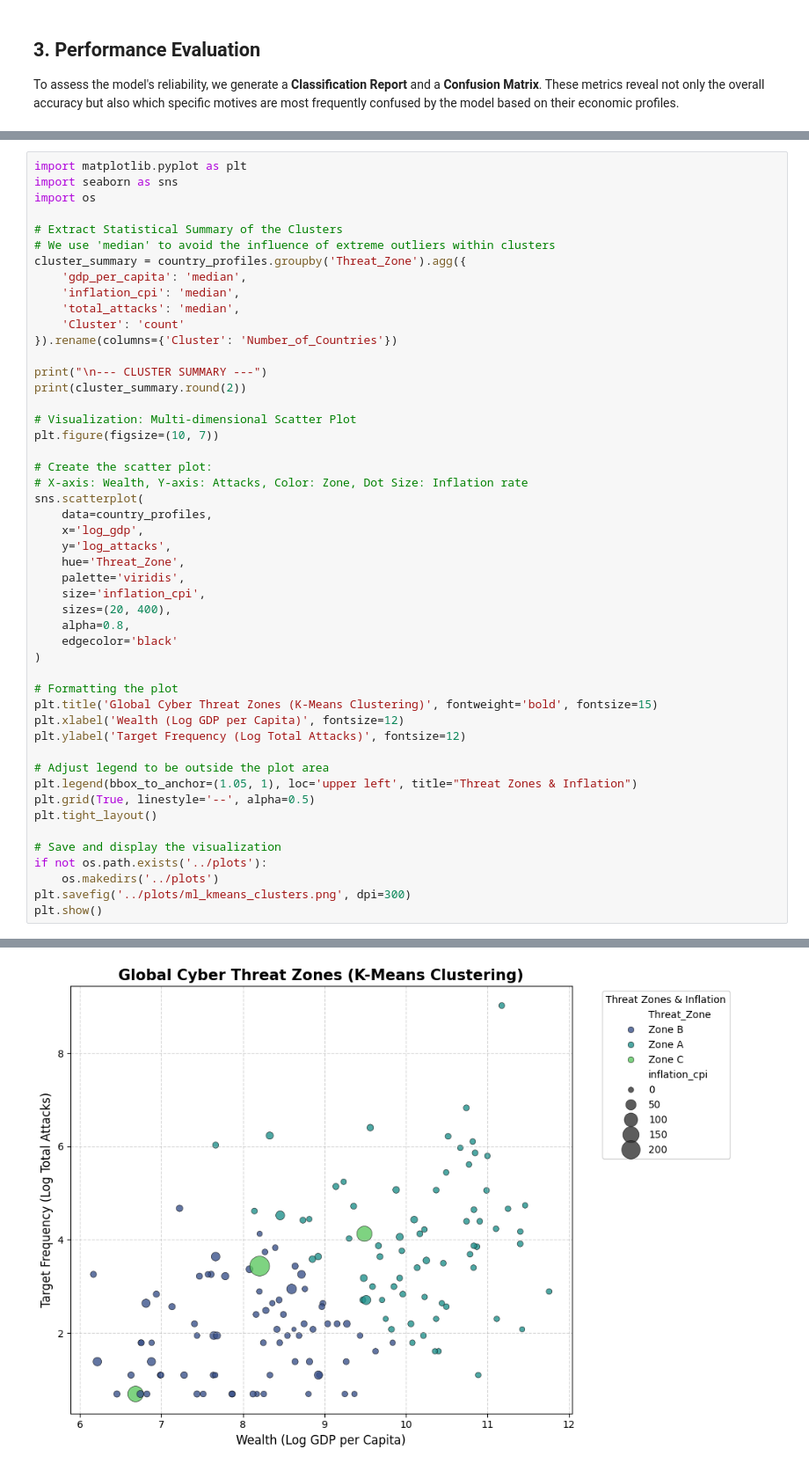
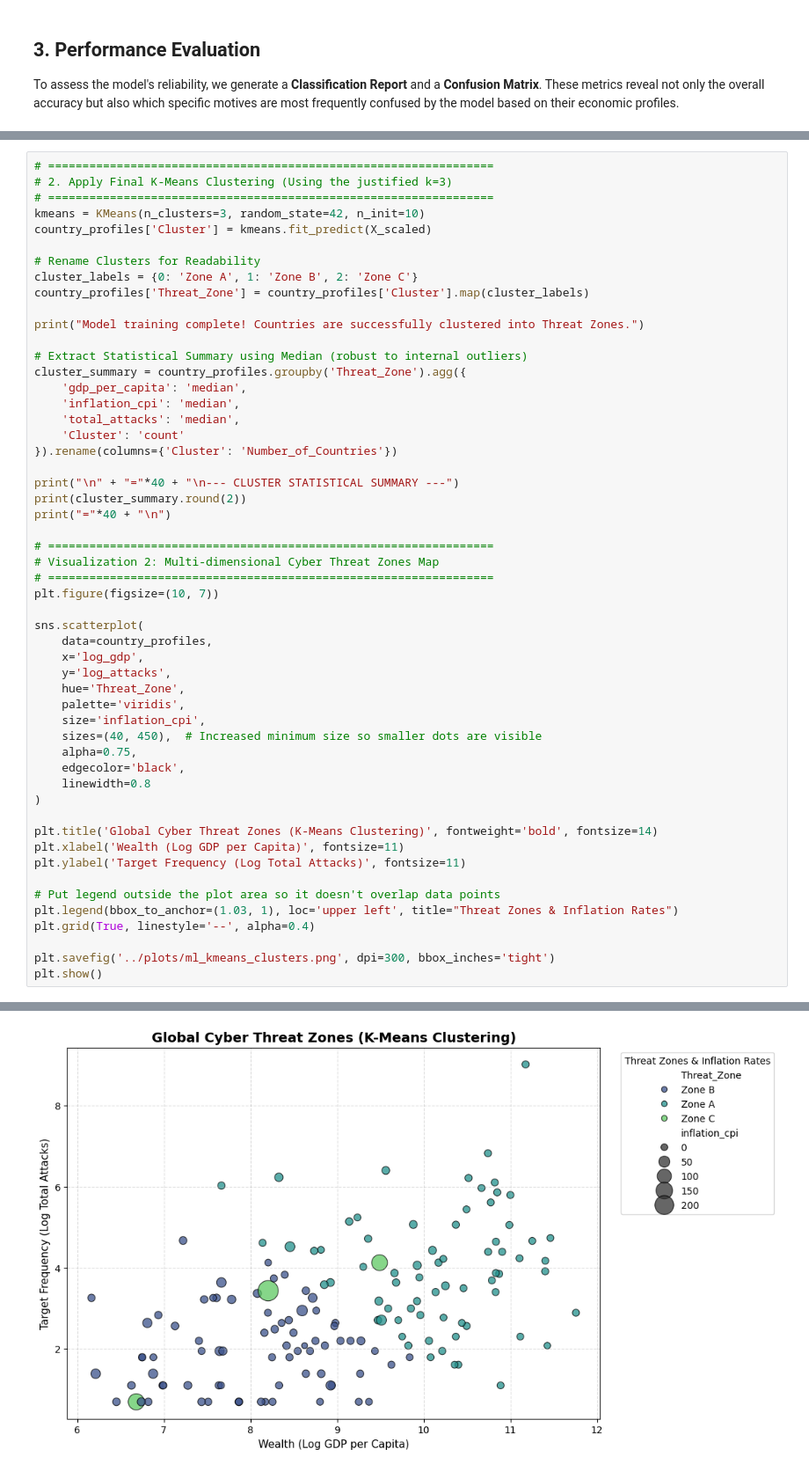
Before and after one commit to yusufkanik/DSA210-Term-Project, a Jupyter notebook: notebooks/ML.ipynb, the cells around one changed output, grey strips where cells are left out. Shown at 88% size. Drawn from its saved outputs; the diff is of its cells as text.

```diff
--- a/notebooks/ML.ipynb
+++ b/notebooks/ML.ipynb
@@ -335,10 +433,17 @@ Now that the K-Means algorithm has grouped the countries, we will extract a stat
 # %%
-import matplotlib.pyplot as plt
-import seaborn as sns
-import os
+# =================================================================
+# 2. Apply Final K-Means Clustering (Using the justified k=3)
+# =================================================================
+kmeans = KMeans(n_clusters=3, random_state=42, n_init=10)
+country_profiles['Cluster'] = kmeans.fit_predict(X_scaled)
 
-# Extract Statistical Summary of the Clusters
-# We use 'median' to avoid the influence of extreme outliers within clusters
+# Rename Clusters for Readability
+cluster_labels = {0: 'Zone A', 1: 'Zone B', 2: 'Zone C'}
+country_profiles['Threat_Zone'] = country_profiles['Cluster'].map(cluster_labels)
+
+print("Model training complete! Countries are successfully clustered into Threat Zones.")
+
+# Extract Statistical Summary using Median (robust to internal outliers)
 cluster_summary = country_profiles.groupby('Threat_Zone').agg({
     'gdp_per_capita': 'median',
     'inflation_cpi': 'median',
@@ -346,14 +451,15 @@ cluster_summary = country_profiles.groupby('Threat_Zone').agg({
     'Cluster': 'count'
 }).rename(columns={'Cluster': 'Number_of_Countries'})
 
-print("\n--- CLUSTER SUMMARY ---")
+print("\n" + "="*40 + "\n--- CLUSTER STATISTICAL SUMMARY ---")
 print(cluster_summary.round(2))
+print("="*40 + "\n")
 
-# Visualization: Multi-dimensional Scatter Plot
+# =================================================================
+# Visualization 2: Multi-dimensional Cyber Threat Zones Map
+# =================================================================
 plt.figure(figsize=(10, 7))
 
-# Create the scatter plot:
-# X-axis: Wealth, Y-axis: Attacks, Color: Zone, Dot Size: Inflation rate
 sns.scatterplot(
     data=country_profiles,
     x='log_gdp',
@@ -361,24 +467,20 @@ sns.scatterplot(
     hue='Threat_Zone',
     palette='viridis',
     size='inflation_cpi',
-    sizes=(20, 400),
-    alpha=0.8,
-    edgecolor='black'
+    sizes=(40, 450),  # Increased minimum size so smaller dots are visible
+    alpha=0.75,
+    edgecolor='black',
+    linewidth=0.8
 )
 
-# Formatting the plot
-plt.title('Global Cyber Threat Zones (K-Means Clustering)', fontweight='bold', fontsize=15)
-plt.xlabel('Wealth (Log GDP per Capita)', fontsize=12)
-plt.ylabel('Target Frequency (Log Total Attacks)', fontsize=12)
+plt.title('Global Cyber Threat Zones (K-Means Clustering)', fontweight='bold', fontsize=14)
+plt.xlabel('Wealth (Log GDP per Capita)', fontsize=11)
+plt.ylabel('Target Frequency (Log Total Attacks)', fontsize=11)
 
-# Adjust legend to be outside the plot area
-plt.legend(bbox_to_anchor=(1.05, 1), loc='upper left', title="Threat Zones & Inflation")
-plt.grid(True, linestyle='--', alpha=0.5)
-plt.tight_layout()
+# Put legend outside the plot area so it doesn't overlap data points
+plt.legend(bbox_to_anchor=(1.03, 1), loc='upper left', title="Threat Zones & Inflation Rates")
+plt.grid(True, linestyle='--', alpha=0.4)
 
-# Save and display the visualization
-if not os.path.exists('../plots'):
-    os.makedirs('../plots')
-plt.savefig('../plots/ml_kmeans_clusters.png', dpi=300)
+plt.savefig('../plots/ml_kmeans_clusters.png', dpi=300, bbox_inches='tight')
 plt.show()
 # %% [output]
@@ -391,2 +497,2 @@ Zone C              3656.88         138.81           30.0                    3
-[figure, old version]
+[figure, new version]
 # %% [markdown]
```
Also changed, not shown: parts of 14 cells of this notebook, 10 other files.
